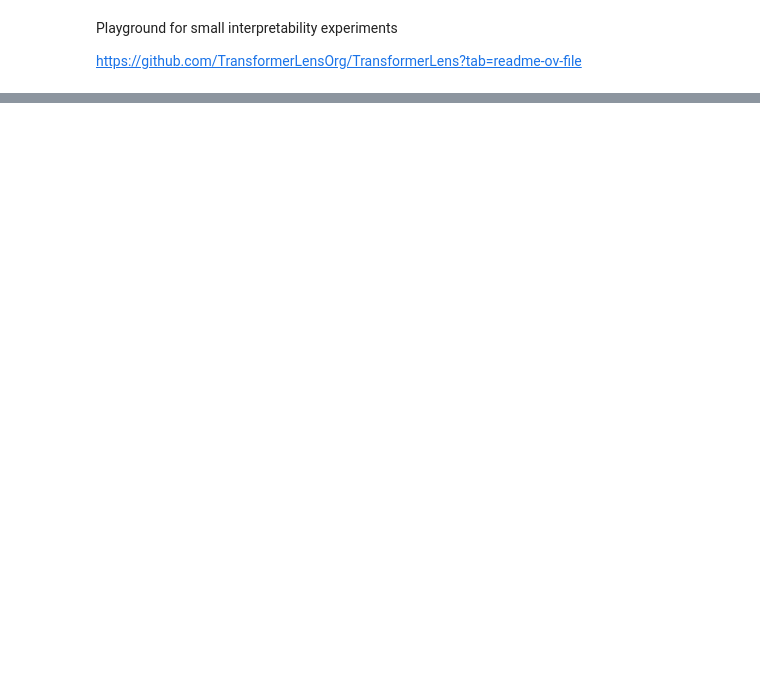
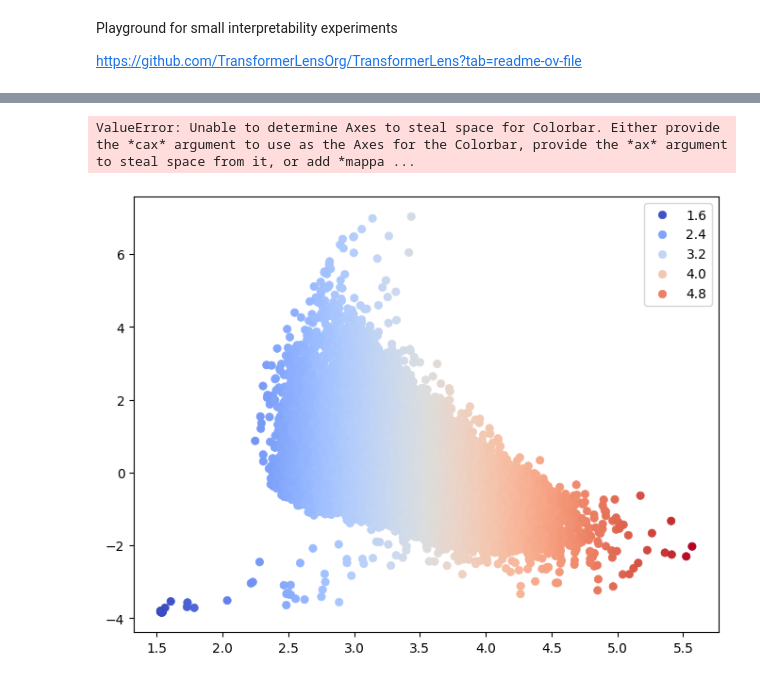
Before and after one commit to JoNeedsSleep/ARENA, a Jupyter notebook: playground.ipynb, the cells around one changed output, grey strips where cells are left out. Saved outputs shown, nothing was run; the diff lists cells and outputs as text; code cells hidden in the pictures; blank space fills up the shorter version.

```diff
--- a/playground.ipynb
+++ b/playground.ipynb
@@ -36,0 +94,24 @@ ModuleNotFoundError: No module named 'transformer_lens'
+# %%
+import matplotlib.pyplot as plt
+import seaborn as sns
+
+# Create scatter plot with color mapping
+plt.figure(figsize=(8, 6))
+scatter = sns.scatterplot(x=embed_norms, y=weight_bias, hue=embed_norms, palette="coolwarm", edgecolor=None)
+
+# Add colorbar
+norm = plt.Normalize(embed_norms.min(), embed_norms.max())  # Normalize color scale
+sm = plt.cm.ScalarMappable(cmap="coolwarm", norm=norm)  # Create color mapping
+sm.set_array([])  # Dummy array for colorbar
+plt.colorbar(sm, label="Embed Centered Norm")  # Add colorbar
+
+# Labels and formatting
+plt.xlabel("Embed Centered Norm")
+plt.ylabel("Unembed Bias (b_U)")
+plt.title("Unembed Bias vs Embed Centered Norm")
+
+# Show plot
+plt.show()
+# %% [output]
+ValueError: Unable to determine Axes to steal space for Colorbar. Either provide the *cax* argument to use as the Axes for the Colorbar, provide the *ax* argument to steal space from it, or add *mappa ...
+[figure, added]
```
Also changed, not shown: parts of 11 cells of this notebook.
